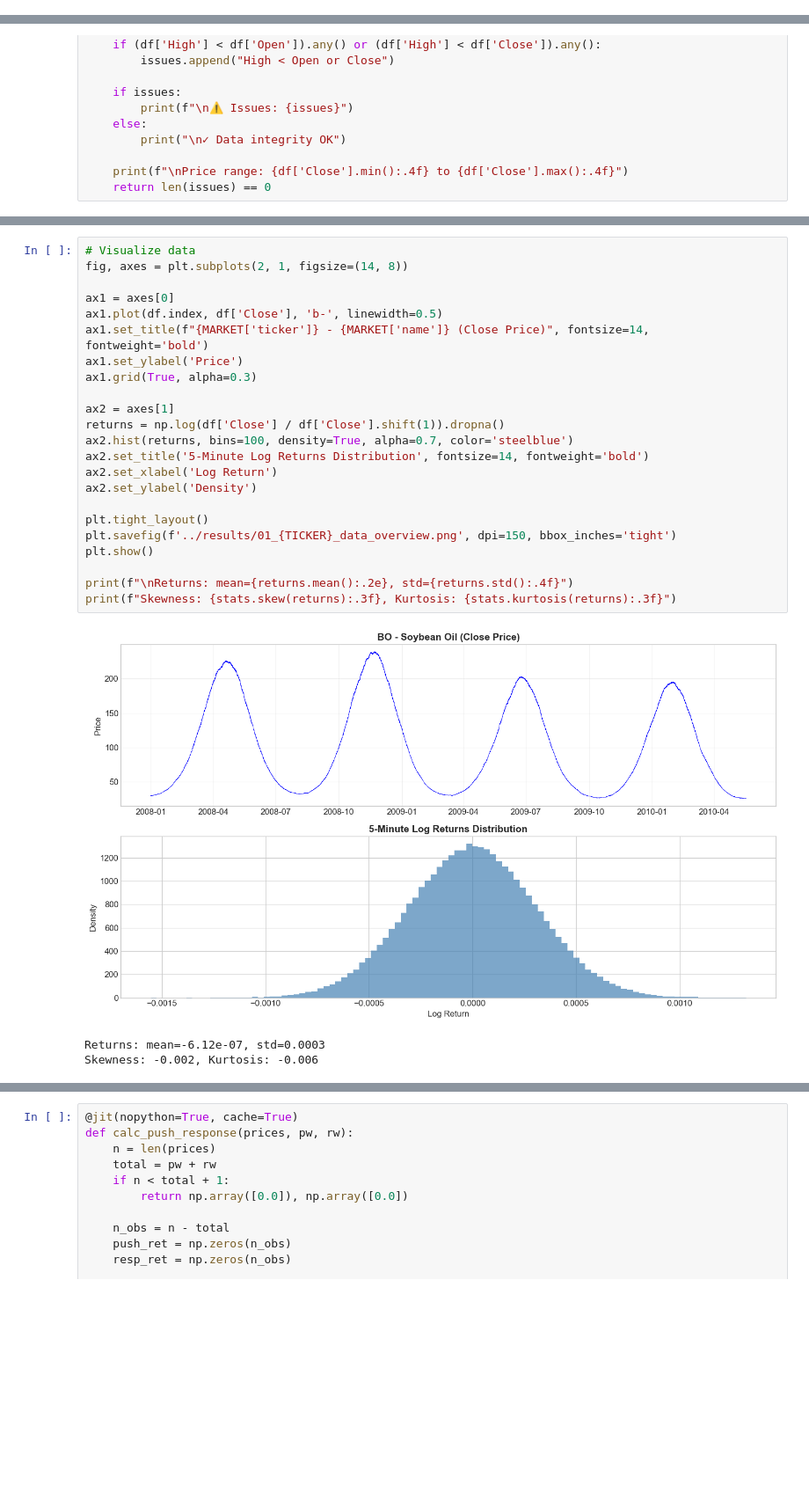
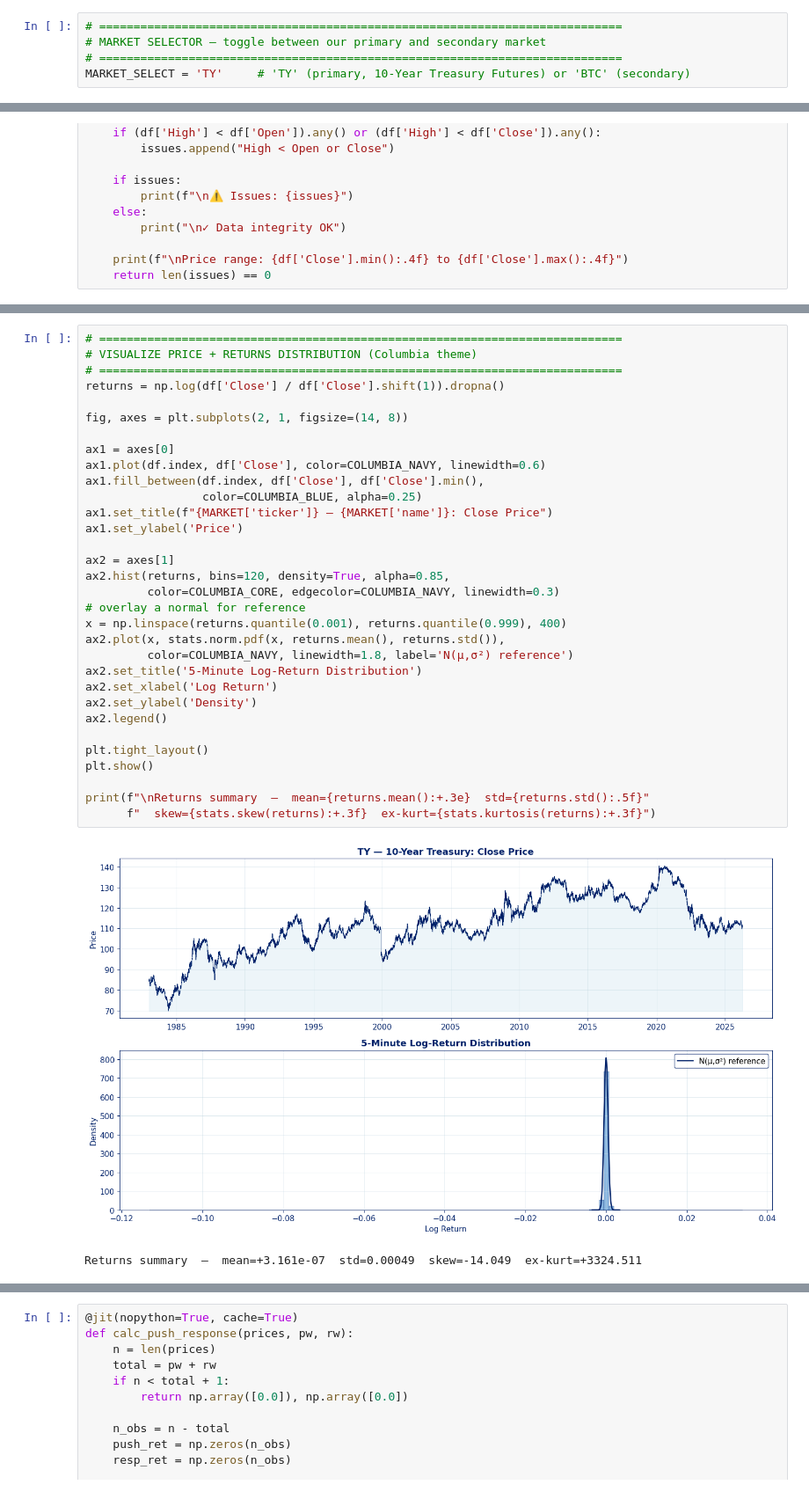
Before and after one commit to nl2992/MATH5360_Final_Project, a Jupyter notebook: notebooks/01_Data_and_Statistical_Tests.ipynb, the cells around one changed output, grey strips where cells are left out. Shown at 88% size. Cells and saved outputs as stored; diff of their text form; blank space fills up the shorter version.

```diff
--- a/notebooks/01_Data_and_Statistical_Tests.ipynb
+++ b/notebooks/01_Data_and_Statistical_Tests.ipynb
@@ -6,2 +19,7 @@ PRIMARY_MARKET = 1
+# %%
+# ============================================================================
+# MARKET SELECTOR — toggle between our primary and secondary market
+# ============================================================================
+MARKET_SELECT = 'TY'     # 'TY' (primary, 10-Year Treasury Futures) or 'BTC' (secondary)
 # %%
 # ============================================================================
@@ -238,27 +287,35 @@ Price range: 25.6615 to 239.1140
 # %%
-# Visualize data
+# ============================================================================
+# VISUALIZE PRICE + RETURNS DISTRIBUTION (Columbia theme)
+# ============================================================================
+returns = np.log(df['Close'] / df['Close'].shift(1)).dropna()
+
 fig, axes = plt.subplots(2, 1, figsize=(14, 8))
 
 ax1 = axes[0]
-ax1.plot(df.index, df['Close'], 'b-', linewidth=0.5)
-ax1.set_title(f"{MARKET['ticker']} - {MARKET['name']} (Close Price)", fontsize=14, fontweight='bold')
+ax1.plot(df.index, df['Close'], color=COLUMBIA_NAVY, linewidth=0.6)
+ax1.fill_between(df.index, df['Close'], df['Close'].min(),
+                 color=COLUMBIA_BLUE, alpha=0.25)
+ax1.set_title(f"{MARKET['ticker']} — {MARKET['name']}: Close Price")
 ax1.set_ylabel('Price')
-ax1.grid(True, alpha=0.3)
 
 ax2 = axes[1]
-returns = np.log(df['Close'] / df['Close'].shift(1)).dropna()
-ax2.hist(returns, bins=100, density=True, alpha=0.7, color='steelblue')
-ax2.set_title('5-Minute Log Returns Distribution', fontsize=14, fontweight='bold')
+ax2.hist(returns, bins=120, density=True, alpha=0.85,
+         color=COLUMBIA_CORE, edgecolor=COLUMBIA_NAVY, linewidth=0.3)
+# overlay a normal for reference
+x = np.linspace(returns.quantile(0.001), returns.quantile(0.999), 400)
+ax2.plot(x, stats.norm.pdf(x, returns.mean(), returns.std()),
+         color=COLUMBIA_NAVY, linewidth=1.8, label='N(μ,σ²) reference')
+ax2.set_title('5-Minute Log-Return Distribution')
 ax2.set_xlabel('Log Return')
 ax2.set_ylabel('Density')
+ax2.legend()
 
 plt.tight_layout()
-plt.savefig(f'../results/01_{TICKER}_data_overview.png', dpi=150, bbox_inches='tight')
 plt.show()
 
-print(f"\nReturns: mean={returns.mean():.2e}, std={returns.std():.4f}")
-print(f"Skewness: {stats.skew(returns):.3f}, Kurtosis: {stats.kurtosis(returns):.3f}")
+print(f"\nReturns summary  —  mean={returns.mean():+.3e}  std={returns.std():.5f}"
+      f"  skew={stats.skew(returns):+.3f}  ex-kurt={stats.kurtosis(returns):+.3f}")
 # %% [output]
-[figure, old version]
+[figure, new version]
-Returns: mean=-6.12e-07, std=0.0003
-Skewness: -0.002, Kurtosis: -0.006
+Returns summary  —  mean=+3.161e-07  std=0.00049  skew=-14.049  ex-kurt=+3324.511
```
Also changed, not shown: parts of 19 cells of this notebook, 2 other files.
